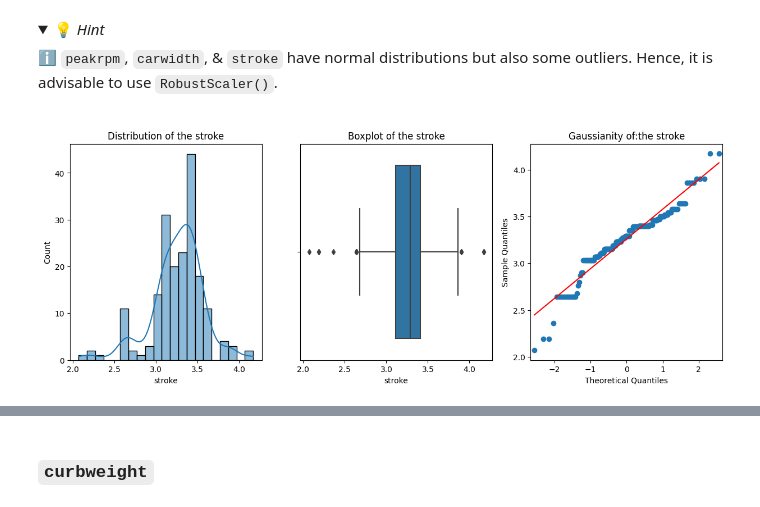
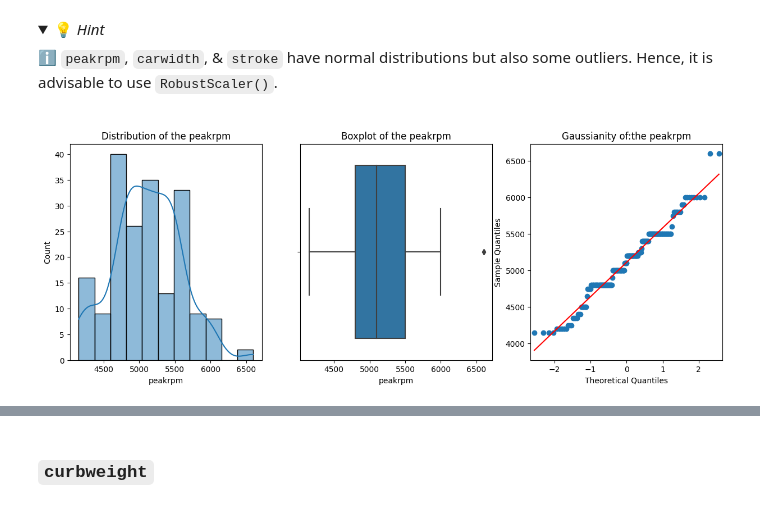
Before and after one commit to bitazaratustra/lewagon_data, a Jupyter notebook: data-car-prices/car-prices/Car-Prices.ipynb, the cells around one changed output, grey strips where cells are left out. Saved outputs shown, nothing was run; the diff lists cells and outputs as text; code cells hidden in the pictures; folded sections open.

```diff
--- a/data-car-prices/car-prices/Car-Prices.ipynb
+++ b/data-car-prices/car-prices/Car-Prices.ipynb
@@ -167,20 +170,20 @@ Replace the original columns with the transformed values.
 </details>
 # %%
 # YOUR CODE HERE
-variable = 'stroke'
+variable = 'peakrpm'
 
 fig, ax = plt.subplots(1,3,figsize=(15,5))
 
 ax[0].set_title(f"Distribution of the {variable}")
 sns.histplot(data = df, x = f"{variable}", kde=True, ax = ax[0])
 
 ax[1].set_title(f"Boxplot of the {variable}")
 sns.boxplot(data = df, x = f"{variable}", ax=ax[1])
 
 ax[2].set_title(f"Gaussianity of:the {variable}")
 qqplot(df[f"{variable}"],line='s',ax=ax[2]);
 # %% [output]
-[figure, old version]
+[figure, new version]
 # %%
 # YOUR CODE HERE
 from sklearn.preprocessing import RobustScaler
```
Also changed, not shown: parts of 6 cells of this notebook, 4 other files.
